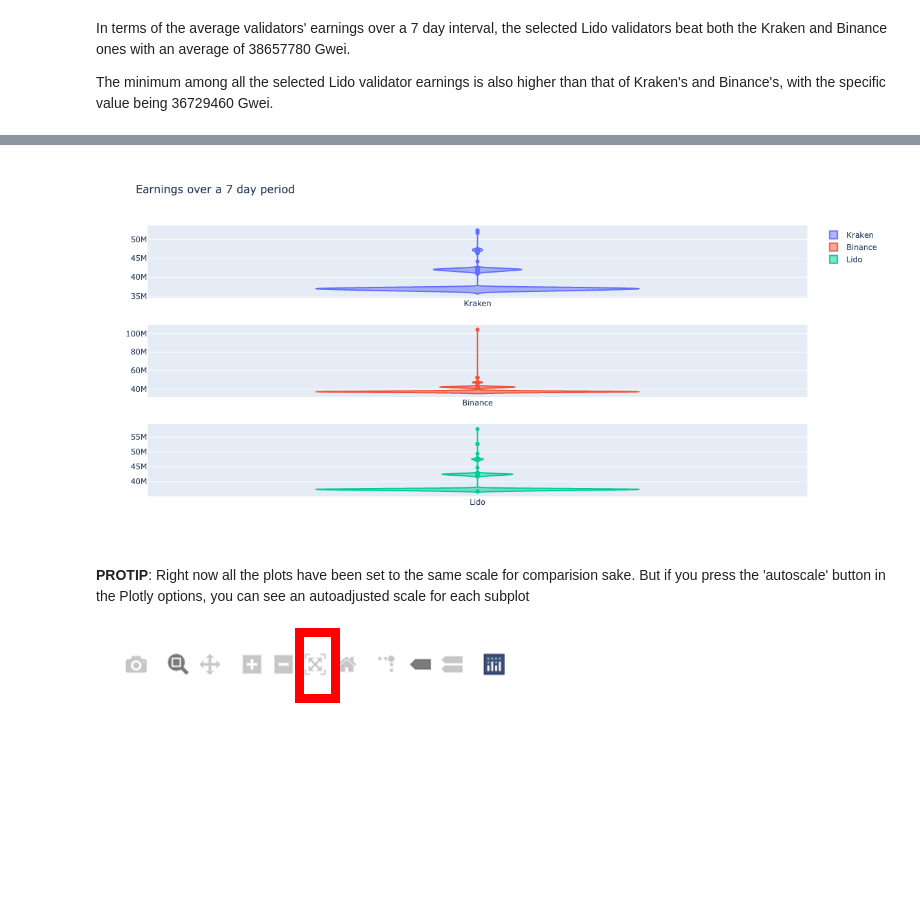
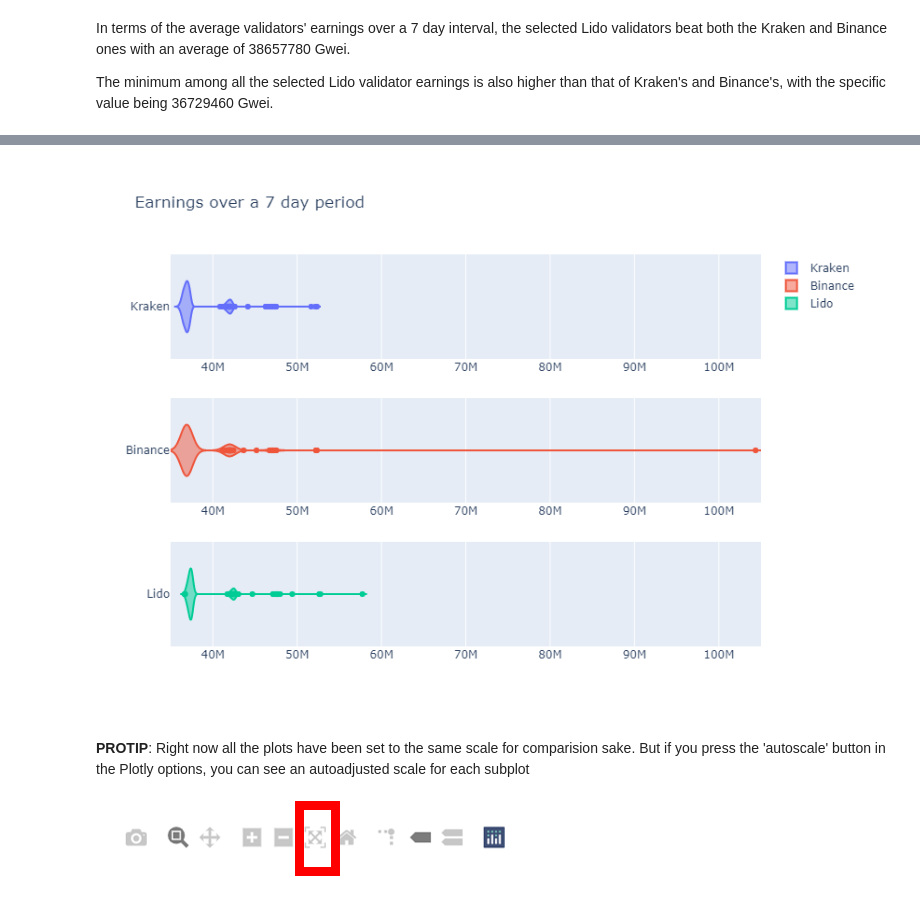
Before and after one commit to SHSR2001/beacondigest, a Jupyter notebook: notebooks/2021/08/09/validator_performance.ipynb, the cells around one changed output, grey strips where cells are left out. Saved outputs shown, nothing was run; the diff lists cells and outputs as text; code cells hidden in the pictures; blank space fills up the shorter version.

```diff
--- a/notebooks/2021/08/09/validator_performance.ipynb
+++ b/notebooks/2021/08/09/validator_performance.ipynb
@@ -494,27 +492,27 @@ fig.show()
 # %%
-fig = make_subplots(rows=1, cols=3)
+fig = make_subplots(rows=3, cols=1)
 
 fig.append_trace(go.Violin(
     name = 'Kraken',
-    y=list(kraken_earnings_7d.values()),
+    x=list(kraken_earnings_7d.values()),
 ), row=1, col=1)
 
 fig.append_trace(go.Violin(
     name = 'Binance',
-    y=list(binance_earnings_7d.values()),
-), row=1, col=2)
+    x=list(binance_earnings_7d.values()),
+), row=2, col=1)
 
 fig.append_trace(go.Violin(
     name = 'Lido',
-    y=list(lido_earnings_7d.values()),
-), row=1, col=3)
+    x=list(lido_earnings_7d.values()),
+), row=3, col=1)
 
-fig.update_yaxes(range=[35000000, 105000000])
+fig.update_xaxes(range=[35000000, 105000000])
 
 fig.update_layout(height=600, width=600, title_text="Earnings over a 7 day period")
 fig.show()
 # %% [output]
-[figure, old version]
+[figure, new version]
 # %% [markdown]
 **PROTIP**: Right now all the plots have been set to the same scale for comparision sake. But if you press the 'autoscale' button in the Plotly options, you can see an autoadjusted scale for each subplot
 
```
Also changed, not shown: parts of 8 cells of this notebook.
